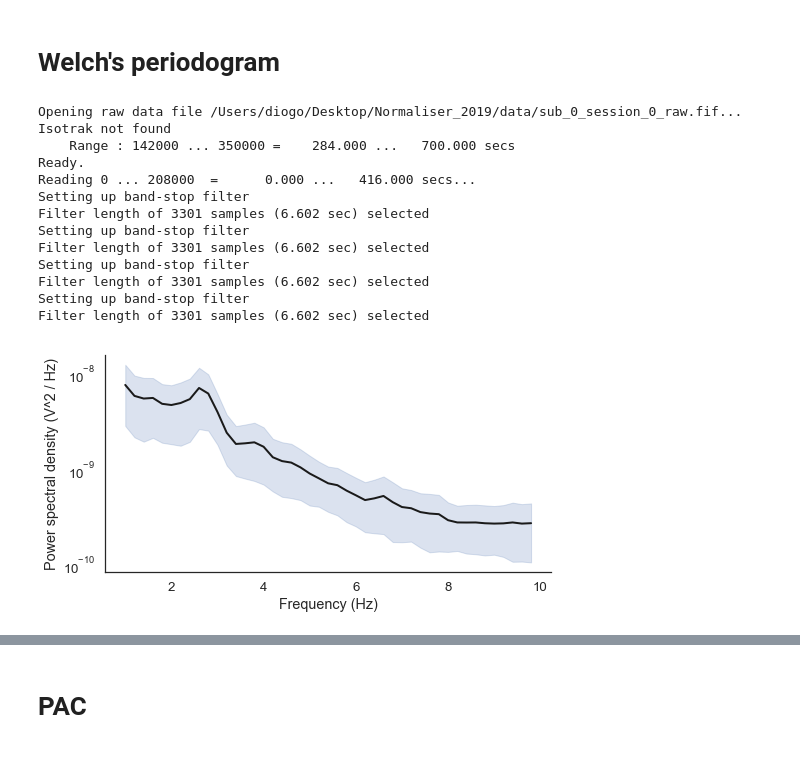
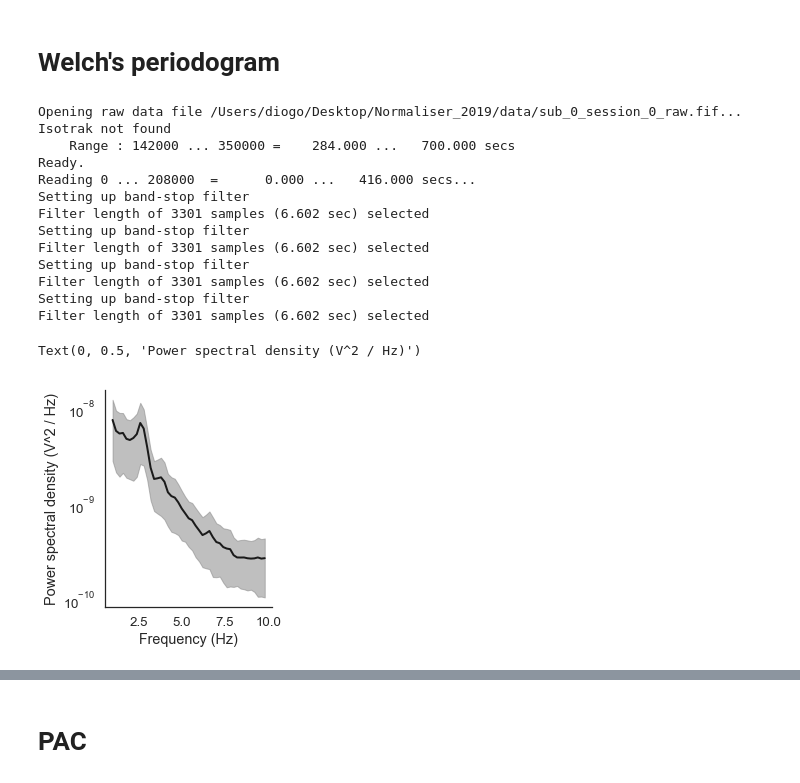
Before and after one commit to DiogoSantosPata/normaliser, a Jupyter notebook: V2_Analisys.ipynb, the cells around one changed output, grey strips where cells are left out. Drawn from its saved outputs; the diff is of its cells as text; code cells hidden in the pictures.

```diff
--- a/V2_Analisys.ipynb
+++ b/V2_Analisys.ipynb
@@ -601,21 +613,6 @@ fmin=1
 fmax=10
 fmin_idx = np.argmin(np.abs(freqs-fmin))
 fmax_idx = np.argmin(np.abs(freqs-fmax))
-
-
-
-plt.figure(figsize=(8, 4))
-
-sns.set(font_scale=1.2, style='white')
-plt.semilogy(freqs[fmin_idx:fmax_idx], mean_psd[fmin_idx:fmax_idx], color='k', lw=2)
-plt.fill_between(freqs[fmin_idx:fmax_idx], mean_psd[fmin_idx:fmax_idx]-sem_psd[fmin_idx:fmax_idx],
-                                           mean_psd[fmin_idx:fmax_idx]+sem_psd[fmin_idx:fmax_idx],alpha=0.2, color='b')
-
-
-
-plt.xlabel('Frequency (Hz)')
-plt.ylabel('Power spectral density (V^2 / Hz)')
-sns.despine()
 # %% [output]
 Opening raw data file /Users/diogo/Desktop/Normaliser_2019/data/sub_0_session_0_raw.fif...
 Isotrak not found
@@ -630,4 +627,26 @@ Setting up band-stop filter
 Filter length of 3301 samples (6.602 sec) selected
 Setting up band-stop filter
 Filter length of 3301 samples (6.602 sec) selected
-[figure, removed]
+# %%
+# plt.figure(figsize=(8, 4))
+fig = plt.figure()
+ax = fig.add_subplot(111)
+fig.set_figheight(4)
+fig.set_figwidth(3)
+
+
+sns.set(font_scale=1.2, style='white')
+plt.semilogy(freqs[fmin_idx:fmax_idx], mean_psd[fmin_idx:fmax_idx], color='k', lw=2)
+plt.fill_between(freqs[fmin_idx:fmax_idx], mean_psd[fmin_idx:fmax_idx]-sem_psd[fmin_idx:fmax_idx],
+                                           mean_psd[fmin_idx:fmax_idx]+sem_psd[fmin_idx:fmax_idx],alpha=0.5, color='grey')
+
+
+ax.spines['right'].set_visible(False)
+ax.spines['top'].set_visible(False)
+
+plt.xlabel('Frequency (Hz)')
+plt.ylabel('Power spectral density (V^2 / Hz)')
+# sns.despine()
+# %% [output]
+Text(0, 0.5, 'Power spectral density (V^2 / Hz)')
+[figure, added]
```
Also changed, not shown: parts of 19 cells of this notebook.
